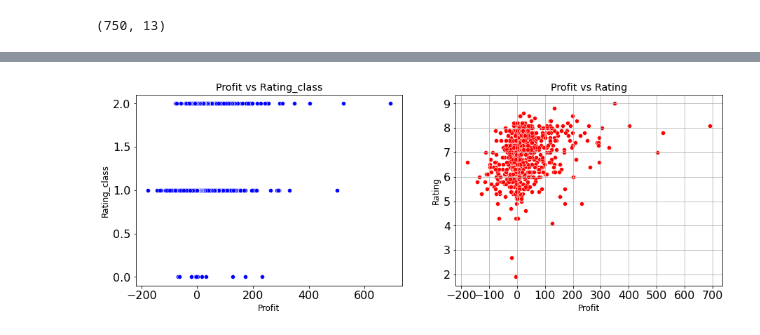
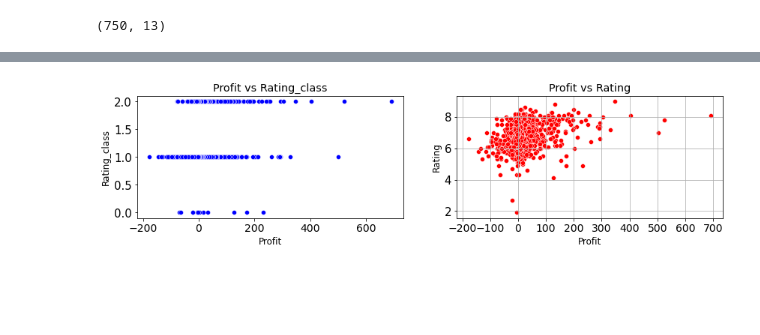
Before and after one commit to Misperia/FDS_project_2023, a Jupyter notebook: notebook.ipynb, the cells around one changed output, grey strips where cells are left out. Cells and saved outputs as stored; diff of their text form; code cells hidden in the pictures; blank space fills up the shorter version.

```diff
--- a/notebook.ipynb
+++ b/notebook.ipynb
@@ -1180,3 +1039,0 @@ df_new_2.sort_values(by=['Budget'], inplace=False, ascending=False).head(10)
-# %%
-#top 10 movies with the highest revenue
-df_new_2.sort_values(by=['Revenue'], inplace=False, ascending=False).head(10)
@@ -1195,3 +1039,0 @@ df_new_2.sort_values(by=['Revenue'], inplace=False, ascending=False).head(10)
-# %%
-#top 10 movies with the highest profit
-df_new_2.sort_values(by=['Profit'], inplace=False, ascending=False).head(10)
@@ -1209,0 +1040,4 @@ df_new_2.sort_values(by=['Profit'], inplace=False, ascending=False).head(10)
+# %%
+#reset the index of the films
+df_new_2.reset_index(drop=True, inplace=True)
+df_new_2.tail()
@@ -1209,0 +1051,4 @@ df_new_2.sort_values(by=['Profit'], inplace=False, ascending=False).head(10)
+# %%
+#reset the Rank column
+df_new_2['Rank'] = df_new_2.index + 1
+df_new_2.tail()
@@ -1245,19 +1097,15 @@ plt.show()
 # %%
 #plot the two graphs side by side
 #make labels bigger
-plt.rc('xtick', labelsize=16)
-plt.rc('ytick', labelsize=16)
+plt.rcParams['font.size'] = 12
 
-fig, (ax1, ax2) = plt.subplots(1, 2, figsize=(15,5))
-#add more  x labels
+fig, (ax1, ax2) = plt.subplots(1, 2, figsize=(14,3))
 plt.xticks(np.arange(-200, 3000, 100))
-#add a grid
 plt.grid()
-#plot the rating_class and profit columns
 sns.scatterplot(x='Profit', y='Rating_class', data=df_new_2, color='blue', ax=ax1)
 sns.scatterplot(x='Profit', y='Rating', data=df_new_2, color='red', ax=ax2)
 ax1.set_title('Profit vs Rating_class')
 ax2.set_title('Profit vs Rating')
 plt.show()
 # %% [output]
-[figure, old version]
+[figure, new version]
```
Also changed, not shown: parts of 71 cells of this notebook, 6 other files.
